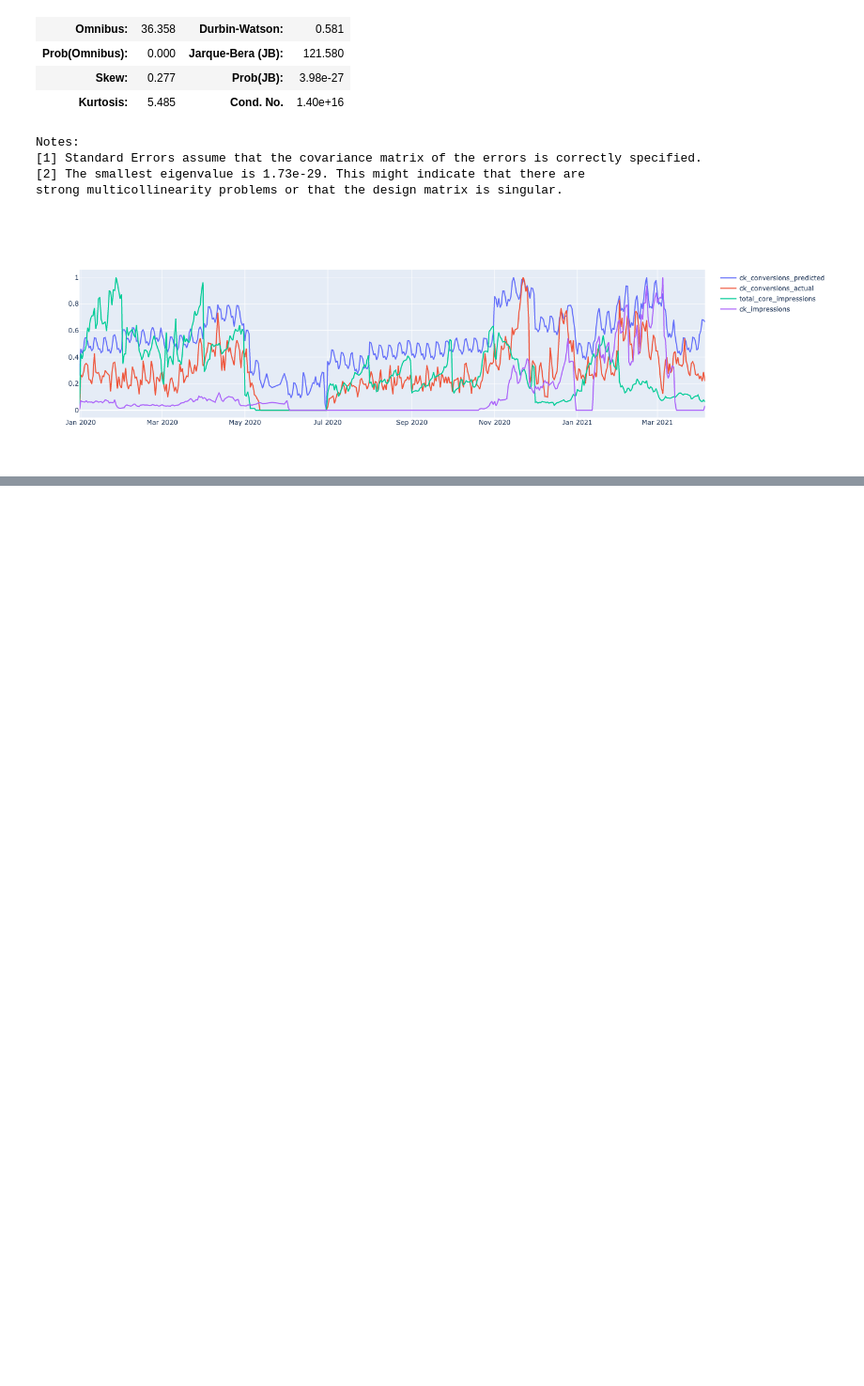
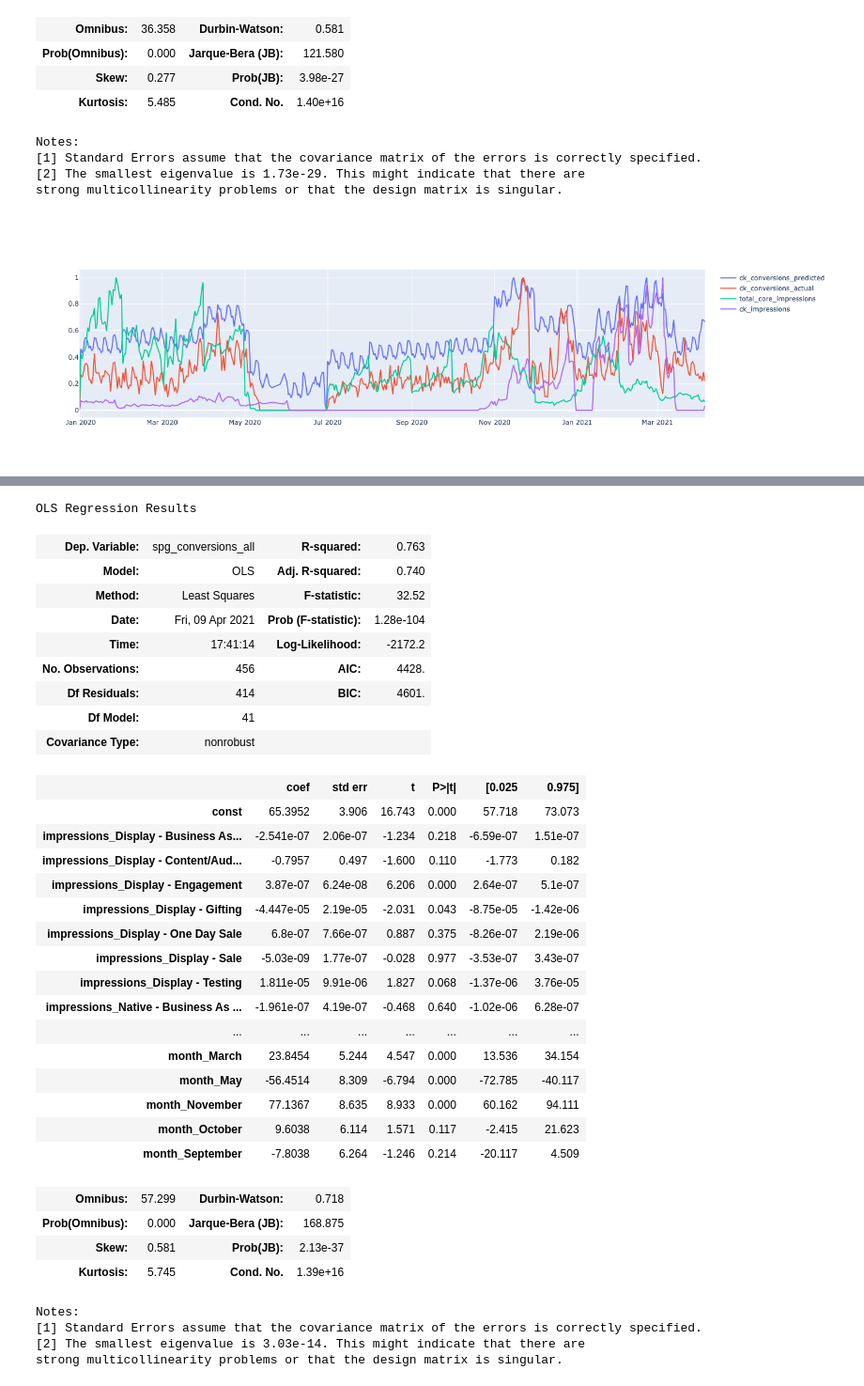
Before and after one commit to LucasCMazzotti/NYT, a Jupyter notebook: cross-sell-exploration.ipynb, the cells around one changed output, grey strips where cells are left out. Shown at 94% size. Drawn from its saved outputs; the diff is of its cells as text; code cells hidden in the pictures; blank space fills up the shorter version.

```diff
--- a/cross-sell-exploration.ipynb
+++ b/cross-sell-exploration.ipynb
@@ -880,0 +912,6 @@ fig.show()
+# %%
+#fill NA with 0
+df.fillna(0, inplace=True)
+# %%
+#set index as date
+df.set_index('date', inplace=True)
@@ -880,0 +936,41 @@ fig.show()
+# %%
+X = sm.add_constant(X)
+
+ols_test = sm.OLS(y, X).fit()
+
+ols_test.summary()
+# %% [output]
+OLS Regression Results
+| Dep. Variable: | spg_conversions_all | R-squared: | 0.763 |
+| Model: | OLS | Adj. R-squared: | 0.740 |
+| Method: | Least Squares | F-statistic: | 32.52 |
+| Date: | Fri, 09 Apr 2021 | Prob (F-statistic): | 1.28e-104 |
+| Time: | 17:41:14 | Log-Likelihood: | -2172.2 |
+| No. Observations: | 456 | AIC: | 4428. |
+| Df Residuals: | 414 | BIC: | 4601. |
+| Df Model: | 41 |  |  |
+| Covariance Type: | nonrobust |  |  |
+|  | coef | std err | t | P>|t| | [0.025 | 0.975] |
+| const | 65.3952 | 3.906 | 16.743 | 0.000 | 57.718 | 73.073 |
+| impressions_Display - Business As... | -2.541e-07 | 2.06e-07 | -1.234 | 0.218 | -6.59e-07 | 1.51e-07 |
+| impressions_Display - Content/Aud... | -0.7957 | 0.497 | -1.600 | 0.110 | -1.773 | 0.182 |
+| impressions_Display - Engagement | 3.87e-07 | 6.24e-08 | 6.206 | 0.000 | 2.64e-07 | 5.1e-07 |
+| impressions_Display - Gifting | -4.447e-05 | 2.19e-05 | -2.031 | 0.043 | -8.75e-05 | -1.42e-06 |
+| impressions_Display - One Day Sale | 6.8e-07 | 7.66e-07 | 0.887 | 0.375 | -8.26e-07 | 2.19e-06 |
+| impressions_Display - Sale | -5.03e-09 | 1.77e-07 | -0.028 | 0.977 | -3.53e-07 | 3.43e-07 |
+| impressions_Display - Testing | 1.811e-05 | 9.91e-06 | 1.827 | 0.068 | -1.37e-06 | 3.76e-05 |
+| impressions_Native - Business As ... | -1.961e-07 | 4.19e-07 | -0.468 | 0.640 | -1.02e-06 | 6.28e-07 |
+| ... | ... | ... | ... | ... | ... | ... |
+| month_March | 23.8454 | 5.244 | 4.547 | 0.000 | 13.536 | 34.154 |
+| month_May | -56.4514 | 8.309 | -6.794 | 0.000 | -72.785 | -40.117 |
+| month_November | 77.1367 | 8.635 | 8.933 | 0.000 | 60.162 | 94.111 |
+| month_October | 9.6038 | 6.114 | 1.571 | 0.117 | -2.415 | 21.623 |
+| month_September | -7.8038 | 6.264 | -1.246 | 0.214 | -20.117 | 4.509 |
+| Omnibus: | 57.299 | Durbin-Watson: | 0.718 |
+| Prob(Omnibus): | 0.000 | Jarque-Bera (JB): | 168.875 |
+| Skew: | 0.581 | Prob(JB): | 2.13e-37 |
+| Kurtosis: | 5.745 | Cond. No. | 1.39e+16 |
+Notes:
+[1] Standard Errors assume that the covariance matrix of the errors is correctly specified.
+[2] The smallest eigenvalue is 3.03e-14. This might indicate that there are
+strong multicollinearity problems or that the design matrix is singular.
```
Also changed, not shown: parts of 36 cells of this notebook.
